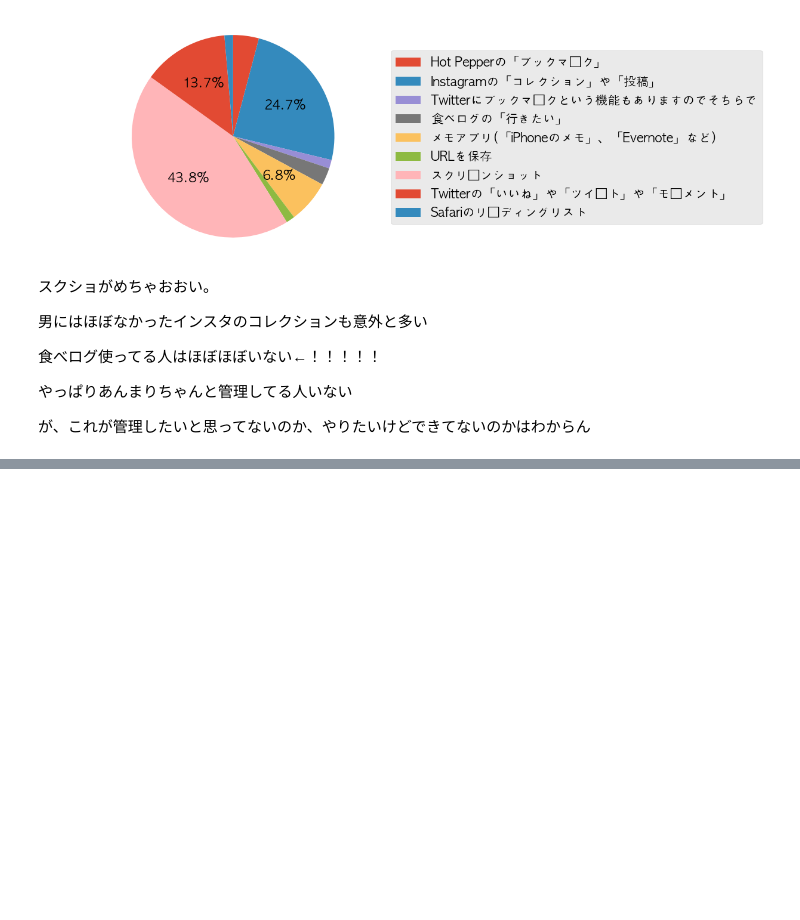
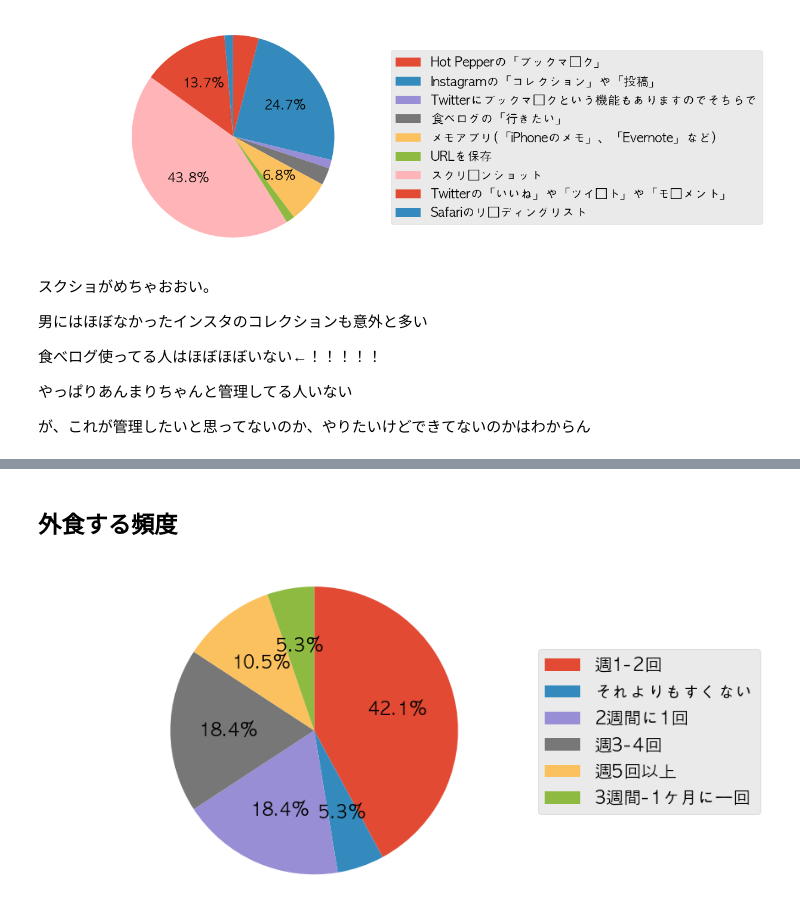
Before and after one commit to tomohiroo/foolip_analysis, a Jupyter notebook: google_form/分析.ipynb, the cells around one changed output, grey strips where cells are left out. Cells and saved outputs as stored; diff of their text form; code cells hidden in the pictures; blank space fills up the shorter version.

```diff
--- a/google_form/分析.ipynb
+++ b/google_form/分析.ipynb
@@ -189,6 +203,10 @@ instaのコレクションはほとんどいない
 # 女
 # %% [markdown]
 ## 保存する割合
+# %%
+woman_df = df[df.iloc[:,1]=='女']
+woman_yes_num = len(woman_df[woman_df.iloc[:,2]=='はい'])
+woman_no_num = len(woman_df[woman_df.iloc[:,2]=='いいえ'])
 # %%
 woman_yes_num
 # %% [output]
@@ -353,2 +384,5 @@ plt.savefig('figure.png',bbox_inches='tight',pad_inches=0.05)
+# %%
+save_woman = woman_df[woman_df.iloc[:,2]=='はい']
+non_save_woman = woman_df[woman_df.iloc[:,2]=='いいえ']
 # %%
-save_woman =
+save_woman.head()
@@ -354,0 +396,14 @@ save_woman =
+# %% [markdown]
+## 外食する頻度
+# %%
+save_often = save_woman.iloc[:,3]
+save_often_uniq = set(save_often)
+save_often_data = np.zeros(len(save_often_uniq))
+for (i, u) in enumerate(save_often_uniq):
+    for s in save_often:
+        if s == u:
+            save_often_data[i] += 1
+# %%
+pie_chart(save_often_data, save_often_uniq)
+# %% [output]
+[figure, added]
```
Also changed, not shown: parts of 26 cells of this notebook, 1 other file.
